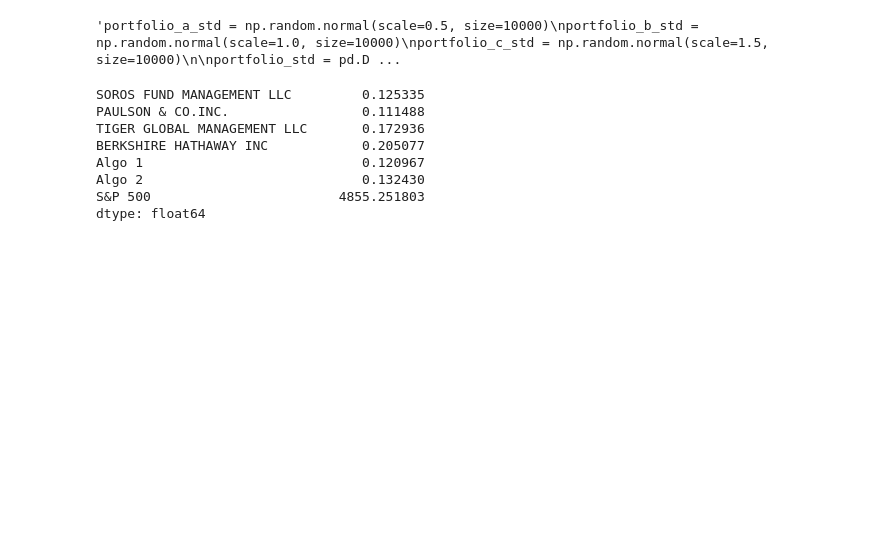
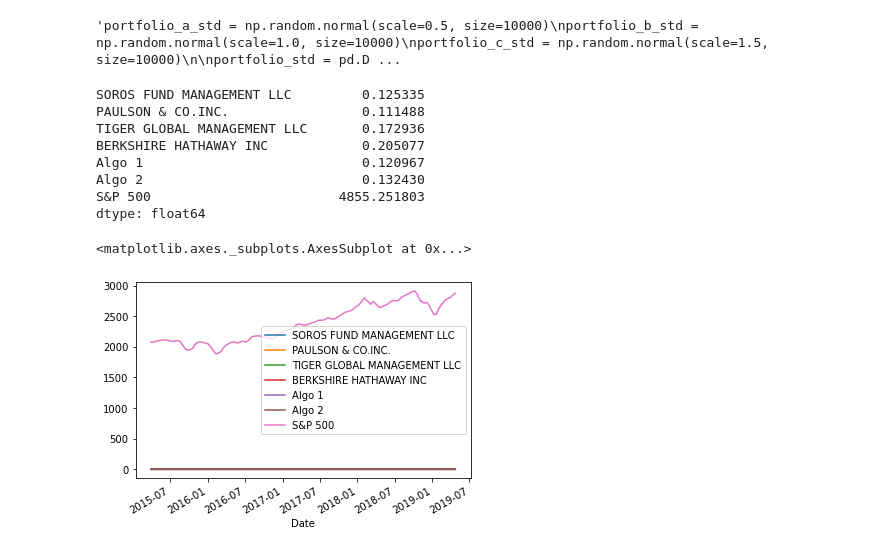
Before and after one commit to annapeng87/pandahomework, a Jupyter notebook: pandahw.ipynb, the cells around one changed output. Cells and saved outputs as stored; diff of their text form; code cells hidden in the pictures; blank space fills up the shorter version.

```diff
--- a/pandahw.ipynb
+++ b/pandahw.ipynb
@@ -236,3 +236,8 @@ Algo 1                            0.120967
 Algo 2                            0.132430
 S&P 500                        4855.251803
 dtype: float64
+# %%
+joined_data_rows.rolling(window=21).mean().plot()
+# %% [output]
+<matplotlib.axes._subplots.AxesSubplot at 0x...>
+[figure, added]
```
Also changed, not shown: parts of 2 cells of this notebook.
